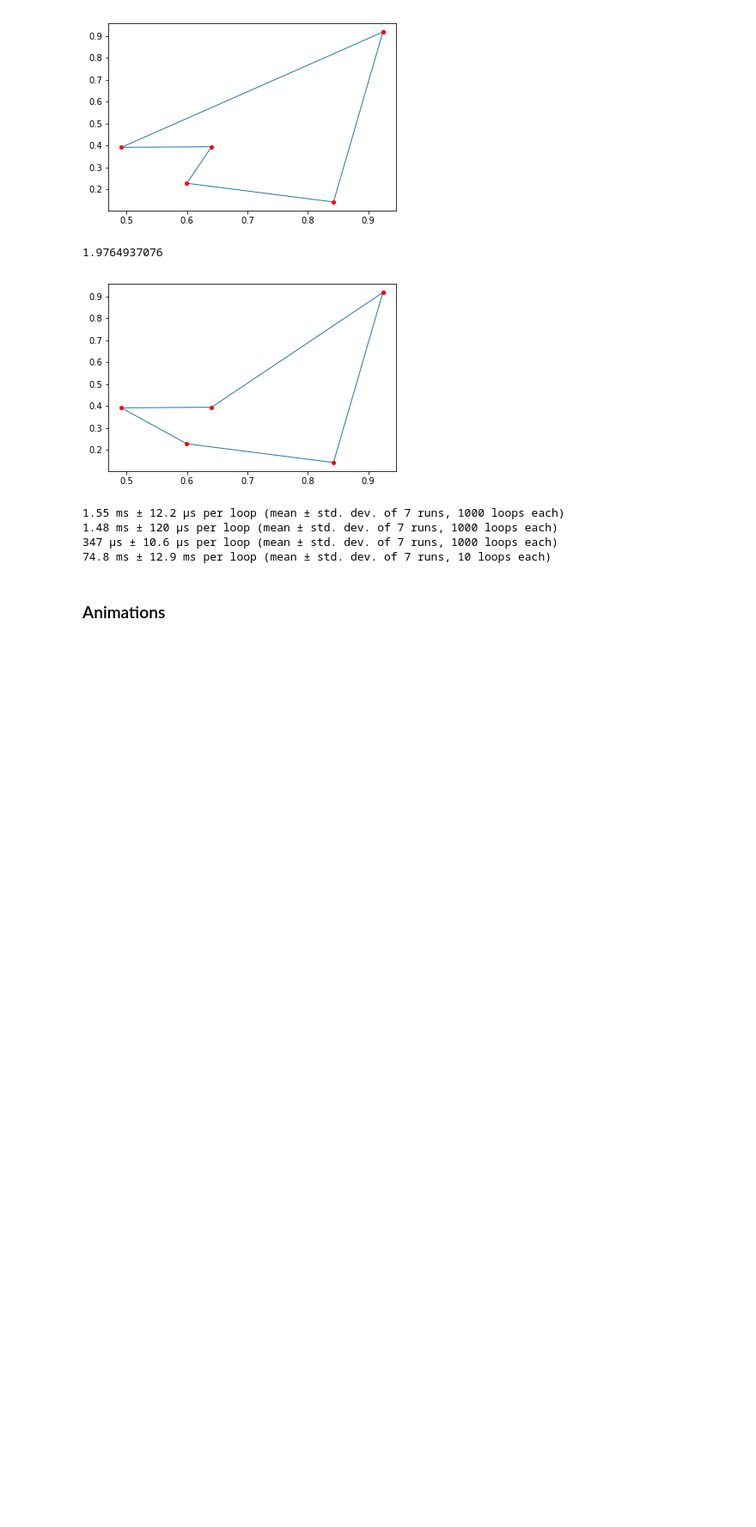
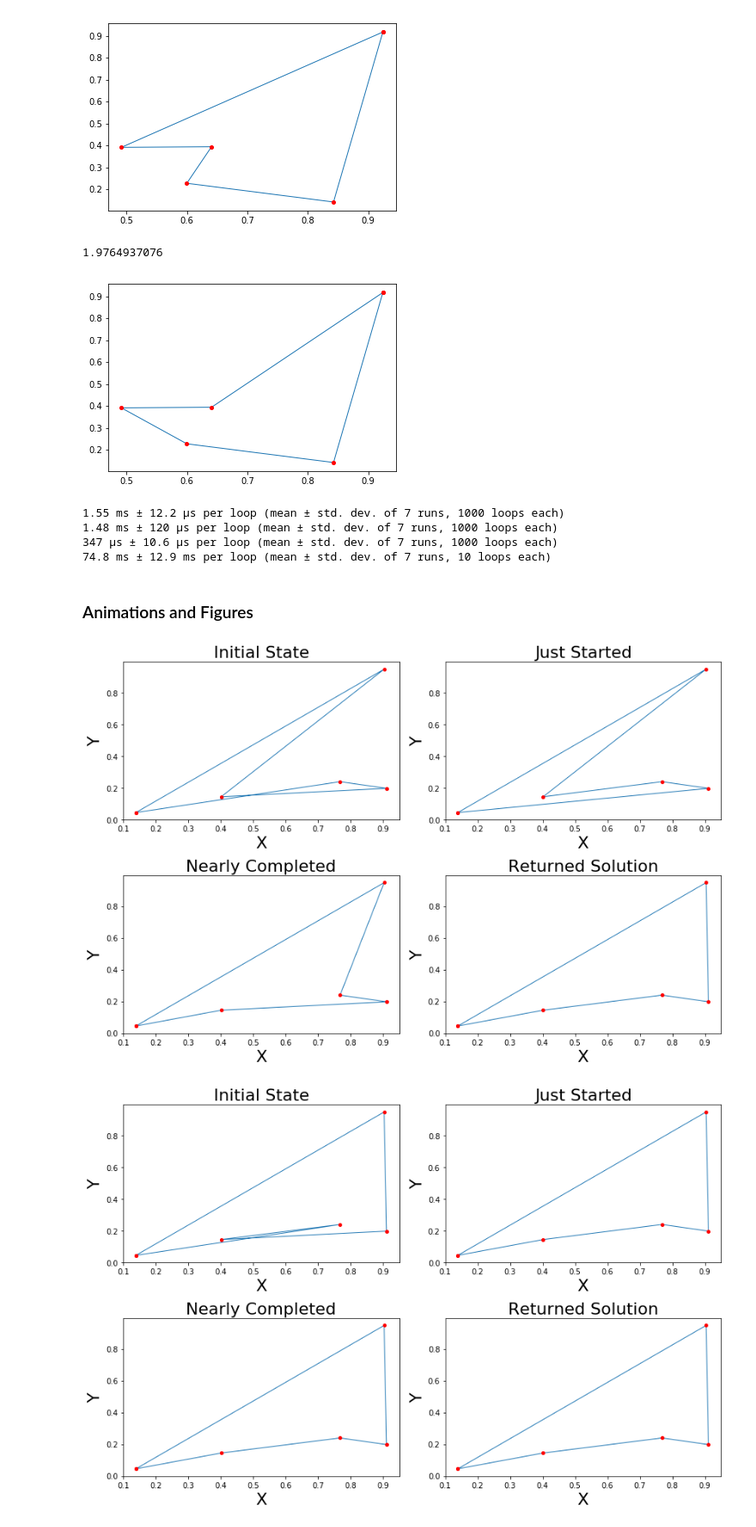
Before and after one commit to NathanMeulen/Monte-Carlo-Exploration, a Jupyter notebook: Assignment/4 Simulated Annealing.ipynb, the cells around one changed output. Shown at 86% size. Cells and saved outputs as stored; diff of their text form; code cells hidden in the pictures; blank space fills up the shorter version.

Commit message:
Included four panel plots. Fixed animation saving

```diff
--- a/Assignment/4 Simulated Annealing.ipynb
+++ b/Assignment/4 Simulated Annealing.ipynb
@@ -663,7 +662,7 @@ points = np.random.rand(npoints, 2)
 347 µs ± 10.6 µs per loop (mean ± std. dev. of 7 runs, 1000 loops each)
 74.8 ms ± 12.9 ms per loop (mean ± std. dev. of 7 runs, 10 loops each)
 # %% [markdown]
-### Animations
+### Animations and Figures
 # %%
 def update_line(data, line):
     '''
@@ -706 +739,19 @@ def generate_four_panel_plot(frame1, frame2, frame3, frame4):
     return
+# %%
+%matplotlib inline
+npoints = 5
+points = np.random.rand(npoints, 2)
+
+tour, bf_data = brute_force_path_optimization(points, distance_cost, verbose=True)
+bf_data.append(points[tour])
+generate_four_panel_plot(bf_data)
+
+tour, sa_data = simulated_annealing_optimization(points, distance_cost, nsteps=20, verbose=True)
+sa_data.append(points[tour])
+generate_four_panel_plot(sa_data)
+
+tour, g_data = greedy_optimization(points, distance_cost, verbose=True)
+generate_four_panel_plot(g_data)
+# %% [output]
+[figure, added]
+[figure, added]
```
Also changed, not shown: parts of 11 cells of this notebook.
